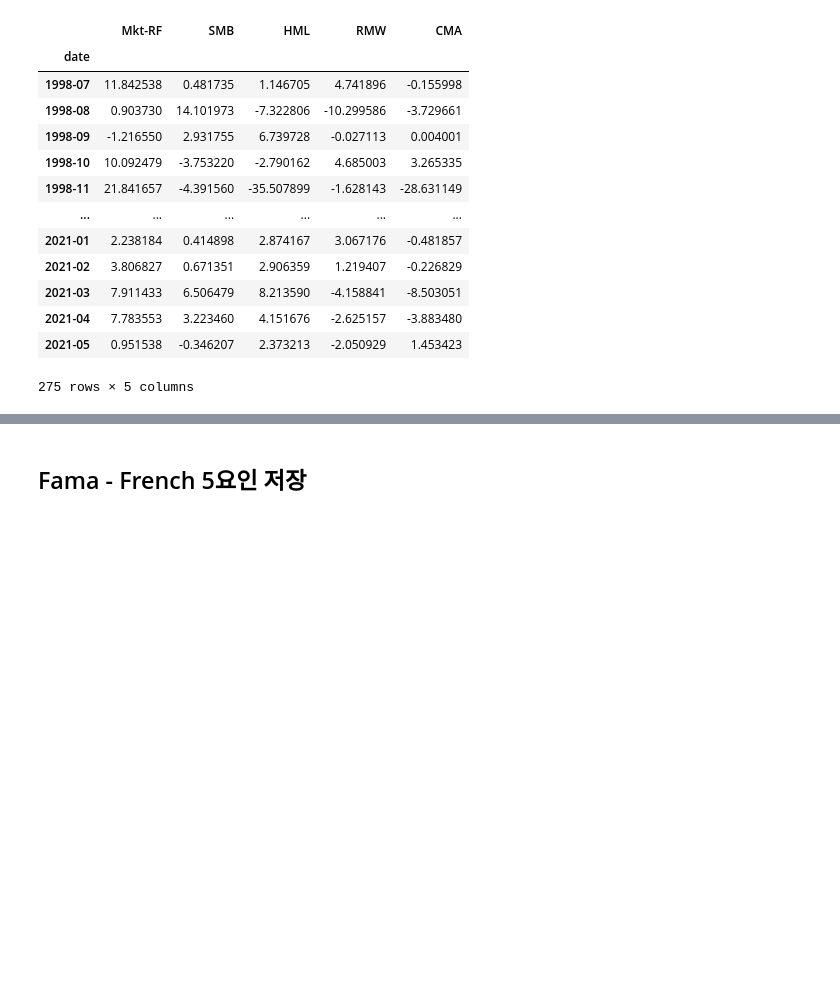
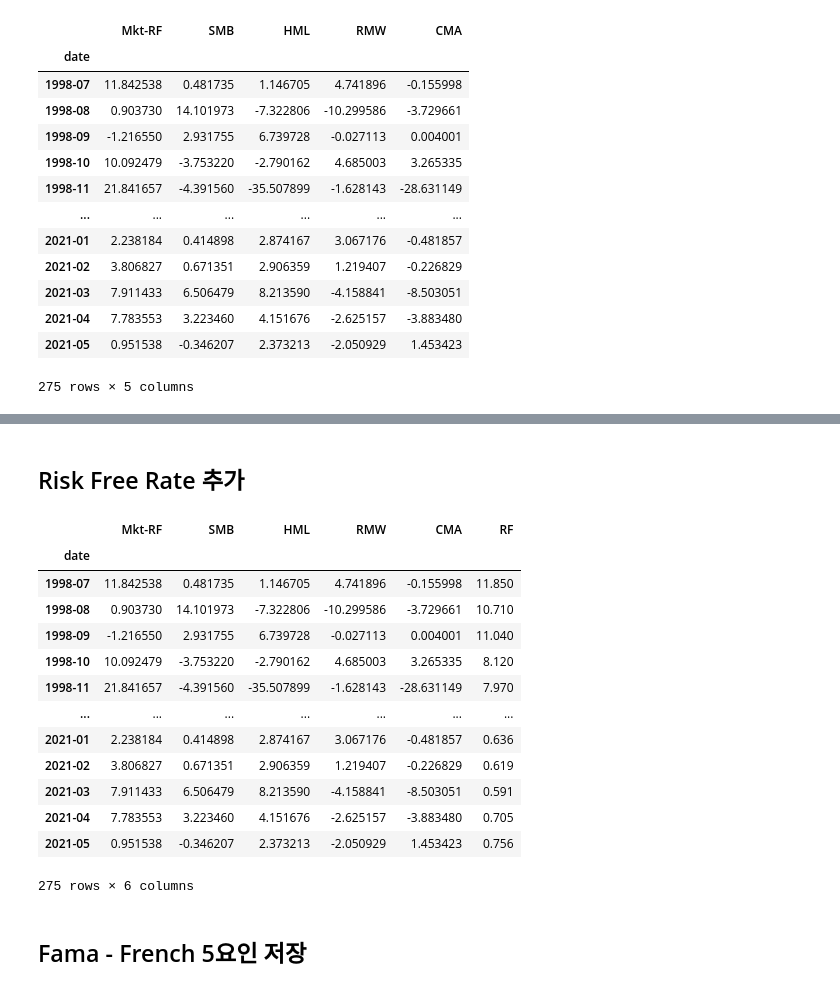
Before and after one commit to Hertz-and-Alpha/machine-learning-for-trading-korea-stock, a Jupyter notebook: data/01_create_fama_french_kospi.ipynb, the cells around one changed output, grey strips where cells are left out. Cells and saved outputs as stored; diff of their text form; code cells hidden in the pictures; blank space fills up the shorter version.

Commit message:
Add Risk Free Rate column

```diff
--- a/data/01_create_fama_french_kospi.ipynb
+++ b/data/01_create_fama_french_kospi.ipynb
@@ -949,0 +953,9 @@ fama_french_5_factor_korea
+# %%
+# 1년 만기 국채 수익률 이용
+risk_free_rate = fdr.DataReader('KR1YT=RR')
+# %%
+risk_free = risk_free_rate.resample('M').last()[['Close']]
+# %%
+risk_free = risk_free.rename(columns={'Close':'RF'})
+risk_free.index = risk_free.index.to_period()
+risk_free.index.name = 'date'
@@ -950,3 +972,22 @@ fama_french_5_factor_korea
+# %% [markdown]
+## Risk Free Rate 추가
+# %%
+fama_french_5_factor_korea.join(risk_free)
+# %% [output]
+|  | Mkt-RF | SMB | HML | RMW | CMA | RF |
+| date |  |  |  |  |  |  |
+| 1998-07 | 11.842538 | 0.481735 | 1.146705 | 4.741896 | -0.155998 | 11.850 |
+| 1998-08 | 0.903730 | 14.101973 | -7.322806 | -10.299586 | -3.729661 | 10.710 |
+| 1998-09 | -1.216550 | 2.931755 | 6.739728 | -0.027113 | 0.004001 | 11.040 |
+| 1998-10 | 10.092479 | -3.753220 | -2.790162 | 4.685003 | 3.265335 | 8.120 |
+| 1998-11 | 21.841657 | -4.391560 | -35.507899 | -1.628143 | -28.631149 | 7.970 |
+| ... | ... | ... | ... | ... | ... | ... |
+| 2021-01 | 2.238184 | 0.414898 | 2.874167 | 3.067176 | -0.481857 | 0.636 |
+| 2021-02 | 3.806827 | 0.671351 | 2.906359 | 1.219407 | -0.226829 | 0.619 |
+| 2021-03 | 7.911433 | 6.506479 | 8.213590 | -4.158841 | -8.503051 | 0.591 |
+| 2021-04 | 7.783553 | 3.223460 | 4.151676 | -2.625157 | -3.883480 | 0.705 |
+| 2021-05 | 0.951538 | -0.346207 | 2.373213 | -2.050929 | 1.453423 | 0.756 |
+275 rows × 6 columns
 # %% [markdown]
 ## Fama - French 5요인 저장
 # %%
```
Also changed, not shown: parts of 4 cells of this notebook.
